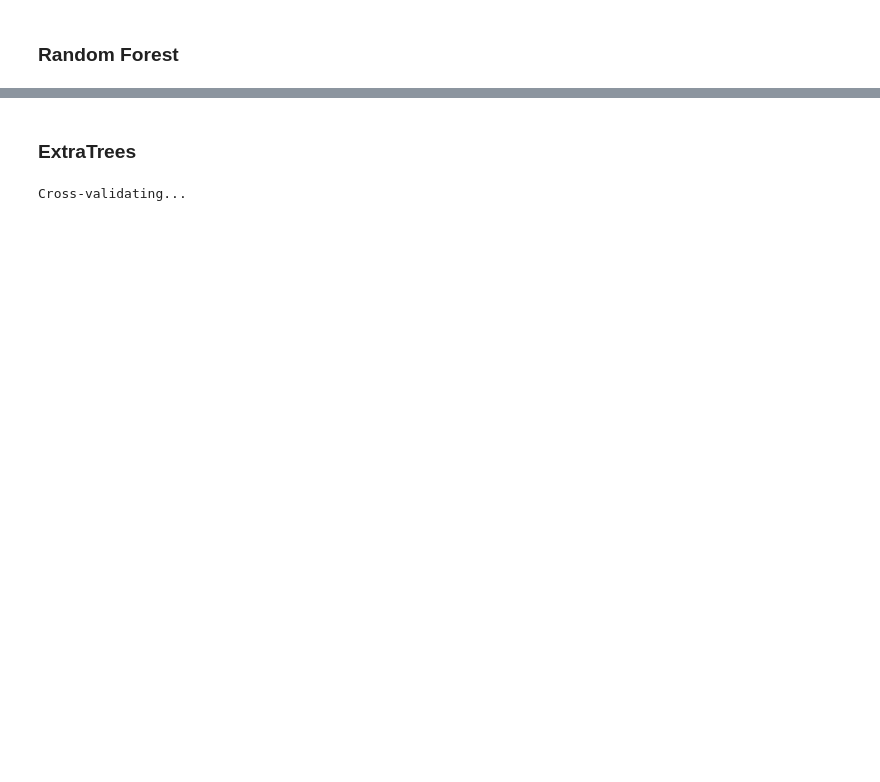
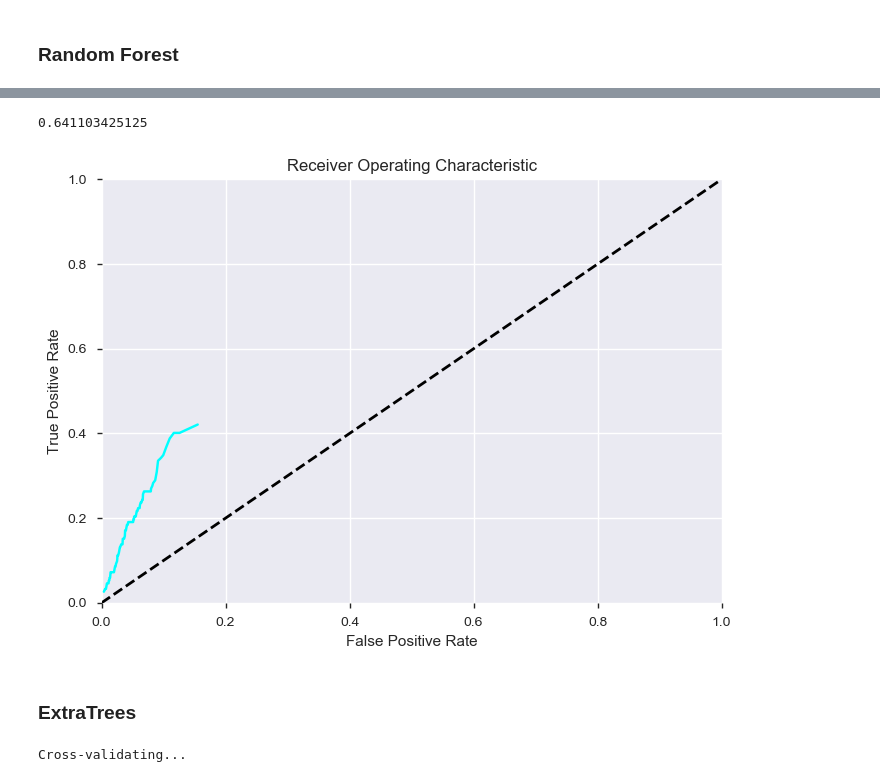
Before and after one commit to mjschillawski/west_nile_virus, a Jupyter notebook: schillawski_wnv.ipynb, the cells around one changed output, grey strips where cells are left out. Saved outputs shown, nothing was run; the diff lists cells and outputs as text; code cells hidden in the pictures; blank space fills up the shorter version.

```diff
--- a/schillawski_wnv.ipynb
+++ b/schillawski_wnv.ipynb
@@ -927,0 +1169,24 @@ KeyboardInterrupt:
+# %%
+xts = ExtraTreesClassifier(n_estimators=100,class_weight='balanced_subsample',
+                             random_state=20180309,n_jobs=-1,verbose=1)
+#xts_gscv = GridSearchCV(xts,params,cv=5,n_jobs=-1,verbose=1)
+
+print('Cross-validating...')
+xts_scores = cross_val_score(xts,Xns_train,yns_train,
+                             cv=3,n_jobs=-1,verbose=1)
+print(xts_scores)
+print('cross val score: {}'.format(np.mean(xts_scores)))
+print('Fitting...')
+xts.fit(Xns_train,yns_train)
+
+xtsns_preds = xts.predict(Xns_test)
+xtsns_probas = xts.predict_proba(Xns_test)
+
+tn, fp, fn, tp = confusion_matrix(yns_test,xtsns_preds).ravel()
+print('tn,fp,fn,tp')
+print(tn,fp,fn,tp)
+
+print('accuracy score: {}:'.format(accuracy_score(yns_test, xtsns_preds)))
+print('precision score: {}'.format(precision_score(yns_test,xtsns_preds)))
+print('recall score: {}'.format(accuracy_score(yns_test,xtsns_preds)))
+print(classification_report(yns_test,xtsns_preds))
@@ -928,3 +1228,10 @@ KeyboardInterrupt:
+# %%
+print(roc_auc_score(yns_test,xtsns_probas[:,1]))
+
+aucroc(xtsns_probas,yns_test)
+# %% [output]
+0.641103425125
+[figure, added]
 # %% [markdown]
 ### ExtraTrees
 # %%
```
Also changed, not shown: parts of 76 cells of this notebook, 1 other file.
